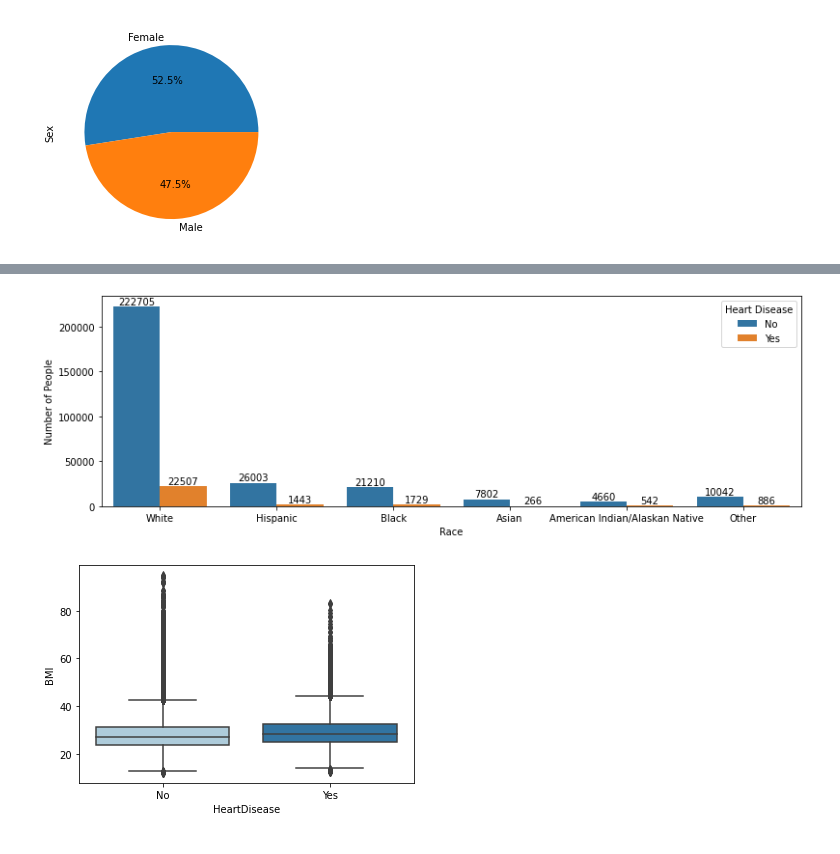
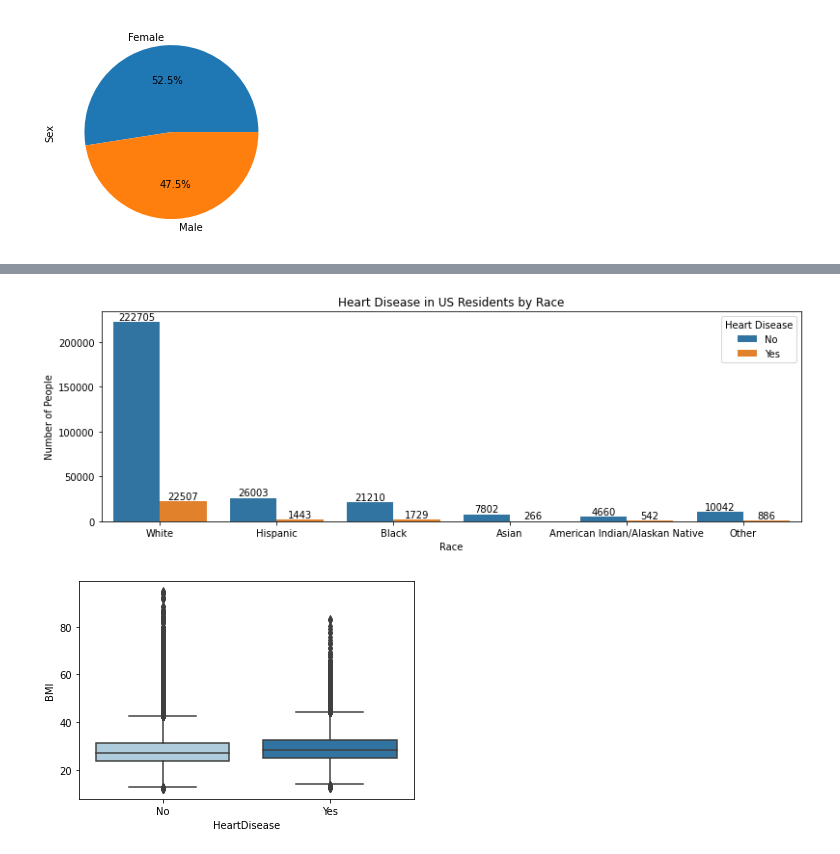
Before and after one commit to sophtsai/Heart-Disease-ML, a Jupyter notebook: Predicting_Heart_Disease_Final.ipynb, the cells around one changed output, grey strips where cells are left out. Cells and saved outputs as stored; diff of their text form; code cells hidden in the pictures.

```diff
--- a/Predicting_Heart_Disease_Final.ipynb
+++ b/Predicting_Heart_Disease_Final.ipynb
@@ -107,6 +108,7 @@ plt.figure(figsize=(7, 4))
 ax = sns.countplot(data=df, x='Sex', hue='HeartDisease')
 ax.set(xlabel='Sex', ylabel='Number of People')
 ax.legend(title='Heart Disease')
+ax.set_title('Heart Disease in US Residents by Sex')
 for container in ax.containers:
     ax.bar_label(container)
 plt.show()
@@ -126,14 +128,15 @@ fig1.show()
 # %%
 # Race: People with Heart Disease
 plt.figure(figsize=(13, 4))
 ax = sns.countplot(data=df, x='Race', hue='HeartDisease', order=['White', 'Hispanic', 'Black', 'Asian', 'American Indian/Alaskan Native', 'Other'])
 ax.set(xlabel='Race', ylabel='Number of People')
 ax.legend(title='Heart Disease')
+ax.set_title('Heart Disease in US Residents by Race')
 for container in ax.containers:
     ax.bar_label(container)
 plt.show()
 # %% [output]
-[figure, old version]
+[figure, new version]
 # %%
 # BMI by Heart Disease
 sns.set_palette("Paired")
```
Also changed, not shown: parts of 8 cells of this notebook.
